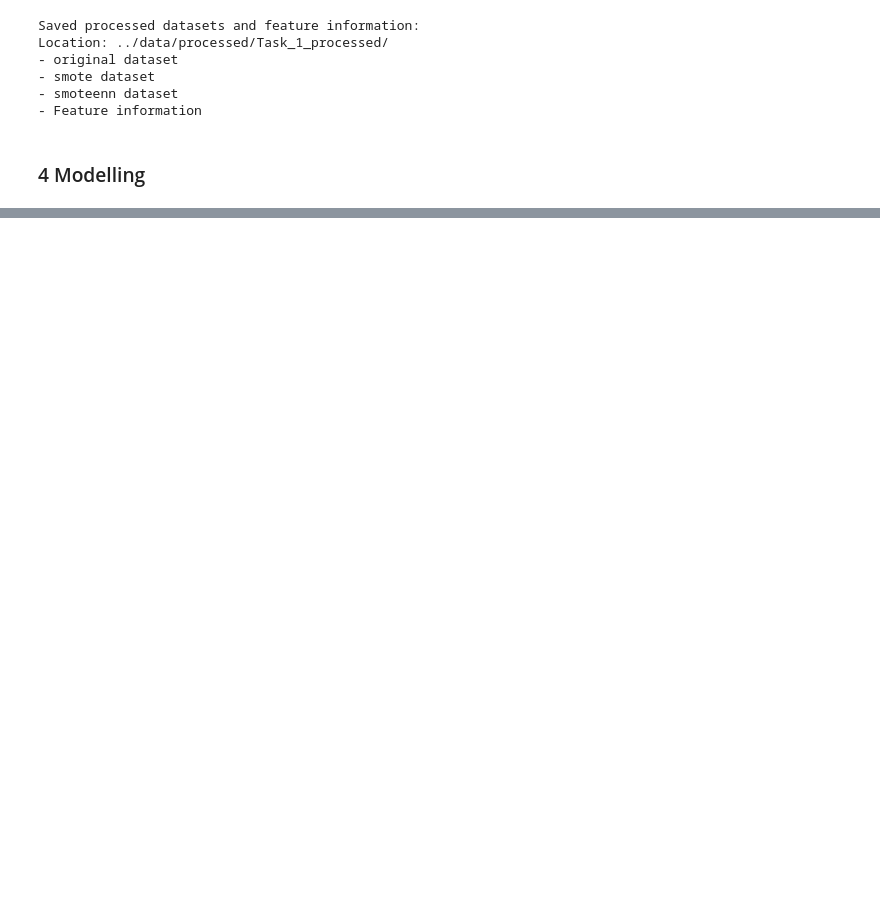
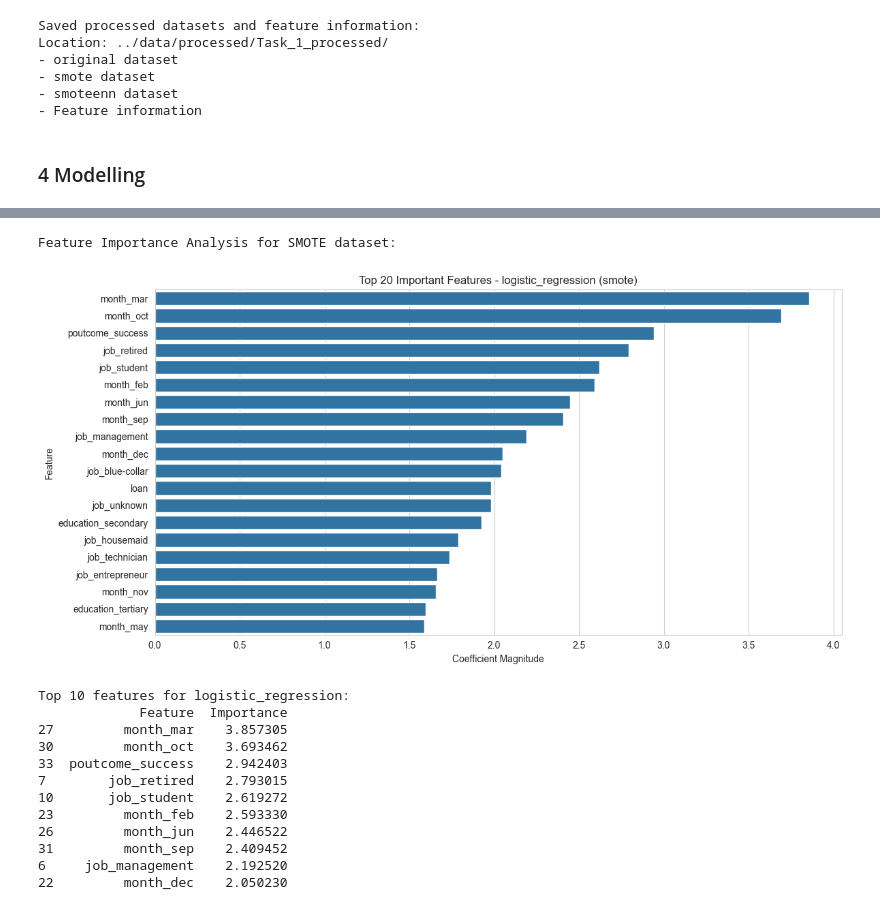
Before and after one commit to Geovannyy/Geovannyy-ML-DM-with-Python-and-Azure-ML-Studio, a Jupyter notebook: notebooks/Task_1_Classification.ipynb, the cells around one changed output, grey strips where cells are left out. Saved outputs shown, nothing was run; the diff lists cells and outputs as text; code cells hidden in the pictures; blank space fills up the shorter version.

```diff
--- a/notebooks/Task_1_Classification.ipynb
+++ b/notebooks/Task_1_Classification.ipynb
@@ -1666,0 +1497,80 @@ weighted avg       0.97      0.97      0.97      1413
+# %%
+def analyze_feature_importance(
+    datasets: Dict[str, Tuple[pd.DataFrame, pd.Series]],
+    tuned_models: Dict[str, Dict[str, Any]]
+) -> Dict[str, pd.DataFrame]:
+    """
+    Analyze and visualize feature importance for each model.
+
+    Args:
+        datasets: Dictionary containing both resampled datasets
+        tuned_models: Dictionary containing tuned models
+
+    Returns:
+        Dictionary containing feature importance DataFrames
+    """
+    importance_results = {}
+
+    for dataset_name, (X, y) in datasets.items():
+        print(f"\nFeature Importance Analysis for {dataset_name.upper()} dataset:")
+        importance_results[dataset_name] = {}
+
+        for model_name, model_info in tuned_models[dataset_name].items():
+            model = model_info['best_model']
+
+            # Get feature importance
+            if hasattr(model, 'feature_importances_'):
+                # For Random Forest
+                importance = model.feature_importances_
+                importance_type = 'Feature Importance'
+            elif hasattr(model, 'coef_'):
+                # For Logistic Regression
+                importance = np.abs(model.coef_[0])
+                importance_type = 'Coefficient Magnitude'
+            else:
+                continue
+
+            # Create importance DataFrame
+            importance_df = pd.DataFrame({
+                'Feature': X.columns,
+                'Importance': importance
+            }).sort_values('Importance', ascending=False)
+
+            importance_results[dataset_name][model_name] = importance_df
+
+            # Visualize top 20 features
+            plt.figure(figsize=(12, 6))
+            sns.barplot(
+                data=importance_df.head(20),
+                x='Importance',
+                y='Feature'
+            )
+            plt.title(f'Top 20 Important Features - {model_name} ({dataset_name})')
+            plt.xlabel(importance_type)
+            plt.tight_layout()
+            plt.savefig(f'../reports/figures/Task_1/feature_importance_{dataset_name}_{model_name}.png')
+            plt.show()
+
+            # Print top 10 features
+            print(f"\nTop 10 features for {model_name}:")
+            print(importance_df.head(10))
+
+    return importance_results
+
+# Analyze feature importance
+feature_importance_results = analyze_feature_importance(processed_datasets, tuning_results)
+# %% [output]
+Feature Importance Analysis for SMOTE dataset:
+[figure, added]
+Top 10 features for logistic_regression:
+             Feature  Importance
+27         month_mar    3.857305
+30         month_oct    3.693462
+33  poutcome_success    2.942403
+7        job_retired    2.793015
+10       job_student    2.619272
+23         month_feb    2.593330
+26         month_jun    2.446522
+31         month_sep    2.409452
+6     job_management    2.192520
+22         month_dec    2.050230
```
Also changed, not shown: parts of 51 cells of this notebook, 19 other files.
